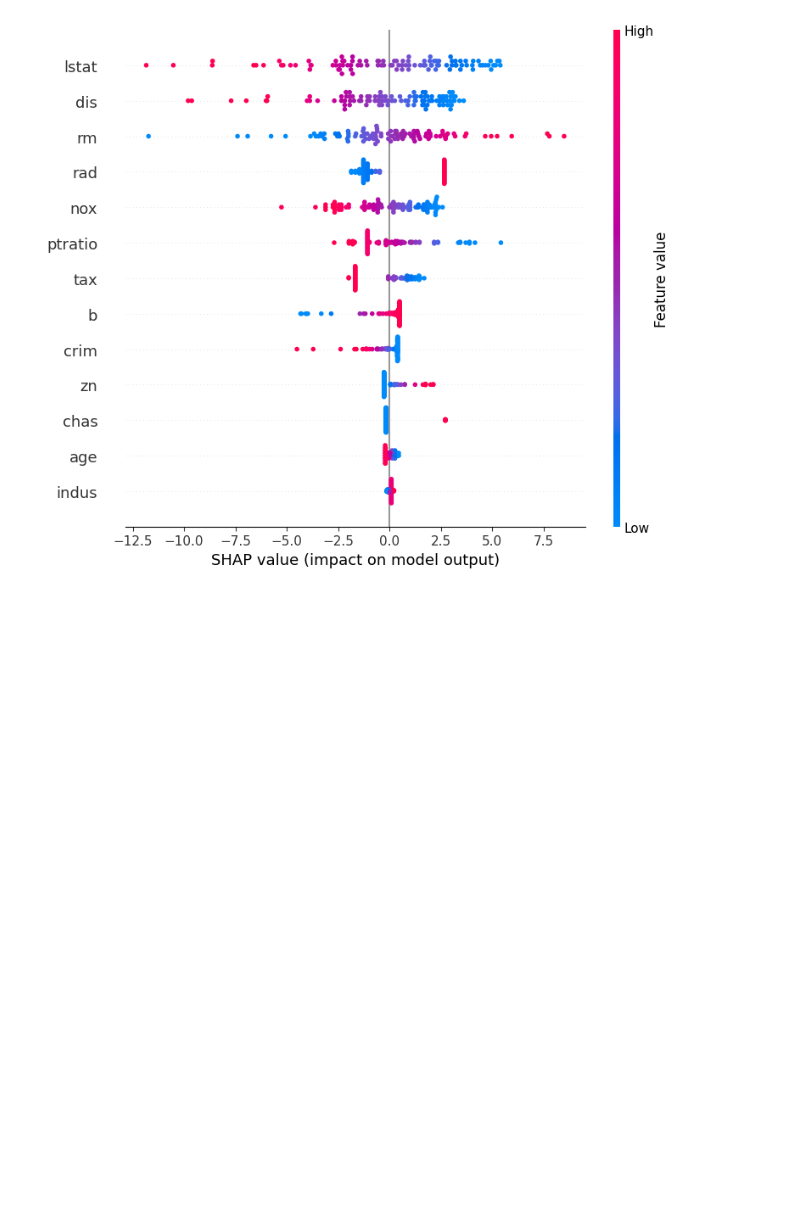
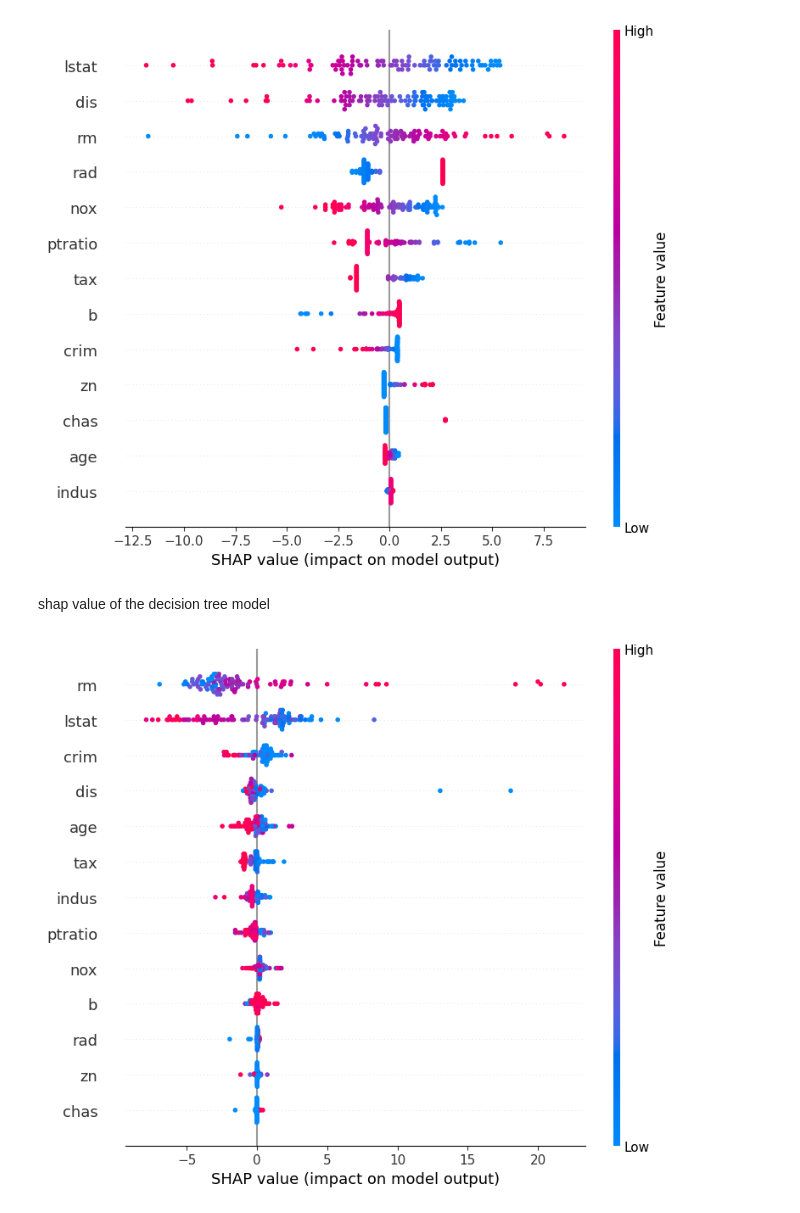
Before and after one commit to imck037/python-ml-projects, a Jupyter notebook: HousePricePrediction/final.ipynb, the cells around one changed output. Drawn from its saved outputs; the diff is of its cells as text; code cells hidden in the pictures; blank space fills up the shorter version.

Commit message:
shap values representation of decision tree model are added

```diff
--- a/HousePricePrediction/final.ipynb
+++ b/HousePricePrediction/final.ipynb
@@ -649,3 +651,15 @@ shap_values = explainer.shap_values(X_test.numpy())
 shap.summary_plot(shap_values, X_test, feature_names=features)
 # %% [output]
 [figure]
+# %% [markdown]
+shap value of the decision tree model
+# %%
+
+tree_explainer = shap.TreeExplainer(dtr_model)
+
+tree_shap_values = tree_explainer.shap_values(X_test.numpy())
+
+# Plot summary
+shap.summary_plot(tree_shap_values, X_test, feature_names=features)
+# %% [output]
+[figure, added]
```
Also changed, not shown: parts of 14 cells of this notebook.
